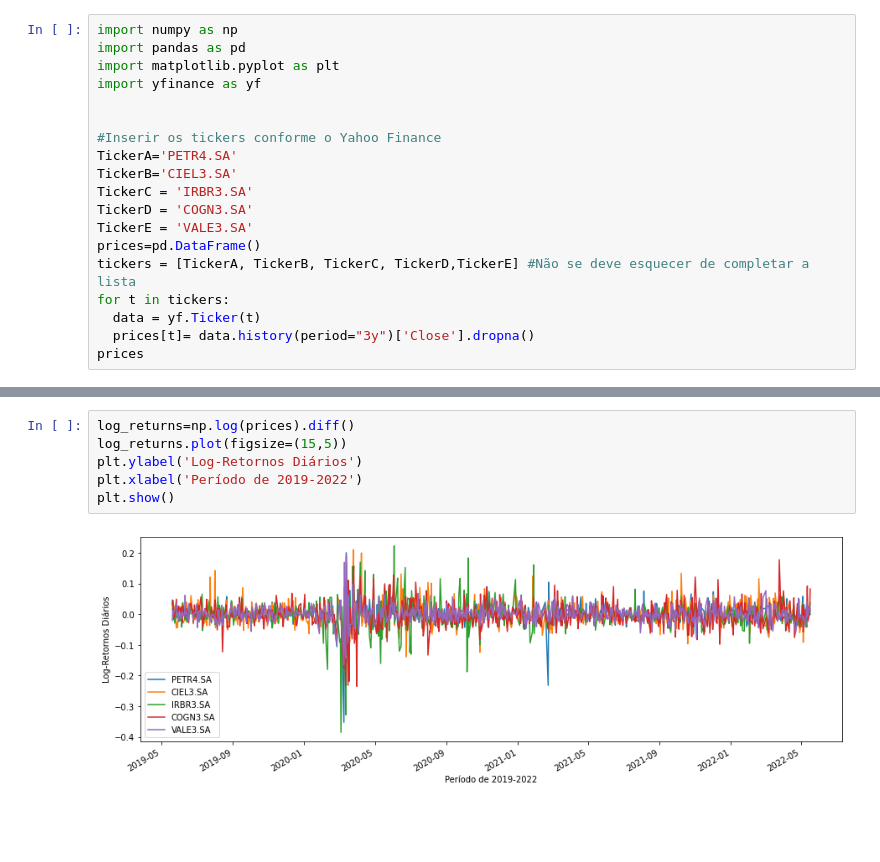
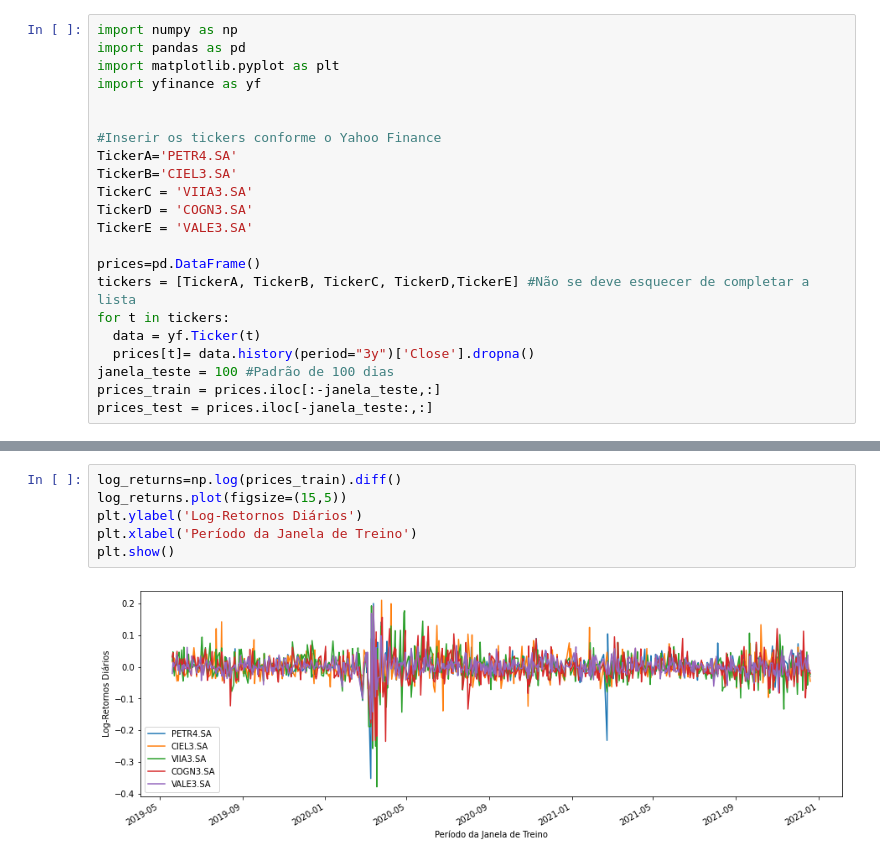
Before and after one commit to daniel-usp/risco, a Jupyter notebook: EWMA.ipynb, the cells around one changed output, grey strips where cells are left out. Drawn from its saved outputs; the diff is of its cells as text; blank space fills up the shorter version.

```diff
--- a/EWMA.ipynb
+++ b/EWMA.ipynb
@@ -30,12 +26,15 @@ import yfinance as yf
 #Inserir os tickers conforme o Yahoo Finance
 TickerA='PETR4.SA'
 TickerB='CIEL3.SA'
-TickerC = 'IRBR3.SA'
+TickerC = 'VIIA3.SA'
 TickerD = 'COGN3.SA'
 TickerE = 'VALE3.SA'
+
 prices=pd.DataFrame()
 tickers = [TickerA, TickerB, TickerC, TickerD,TickerE] #Não se deve esquecer de completar a lista
 for t in tickers:
   data = yf.Ticker(t)
   prices[t]= data.history(period="3y")['Close'].dropna()
-prices
+janela_teste = 100 #Padrão de 100 dias
+prices_train = prices.iloc[:-janela_teste,:]
+prices_test = prices.iloc[-janela_teste:,:]
@@ -57,11 +41,11 @@ prices
 # %%
-log_returns=np.log(prices).diff()
+log_returns=np.log(prices_train).diff()
 log_returns.plot(figsize=(15,5))
 plt.ylabel('Log-Retornos Diários')
-plt.xlabel('Período de 2019-2022')
+plt.xlabel('Período da Janela de Treino')
 plt.show()
 # %% [output]
-[figure, old version]
+[figure, new version]
 # %%
 
 log_returns.fillna(0, inplace = True)
```
Also changed, not shown: parts of 10 cells of this notebook.
